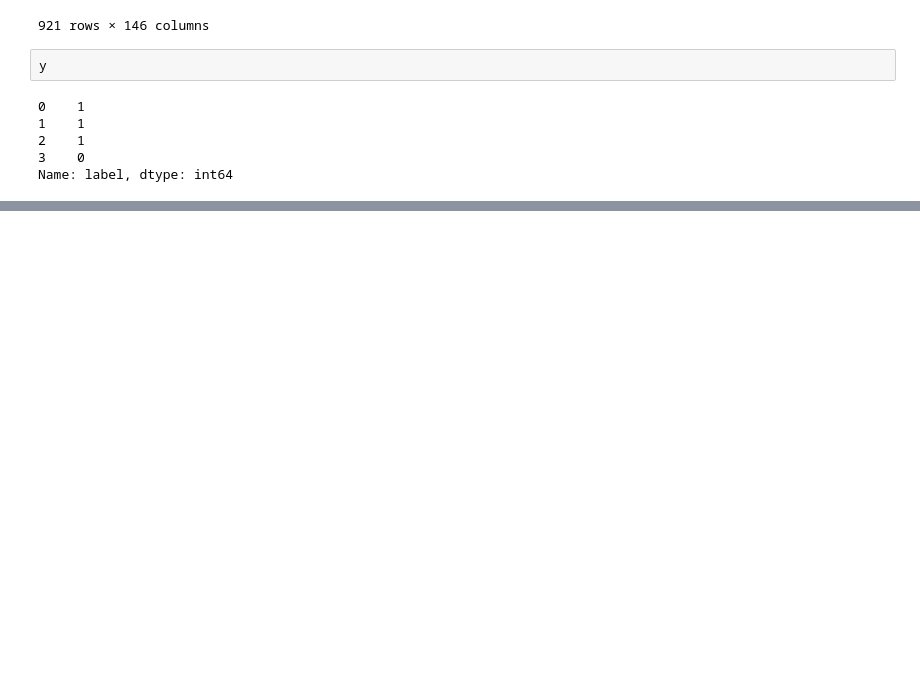
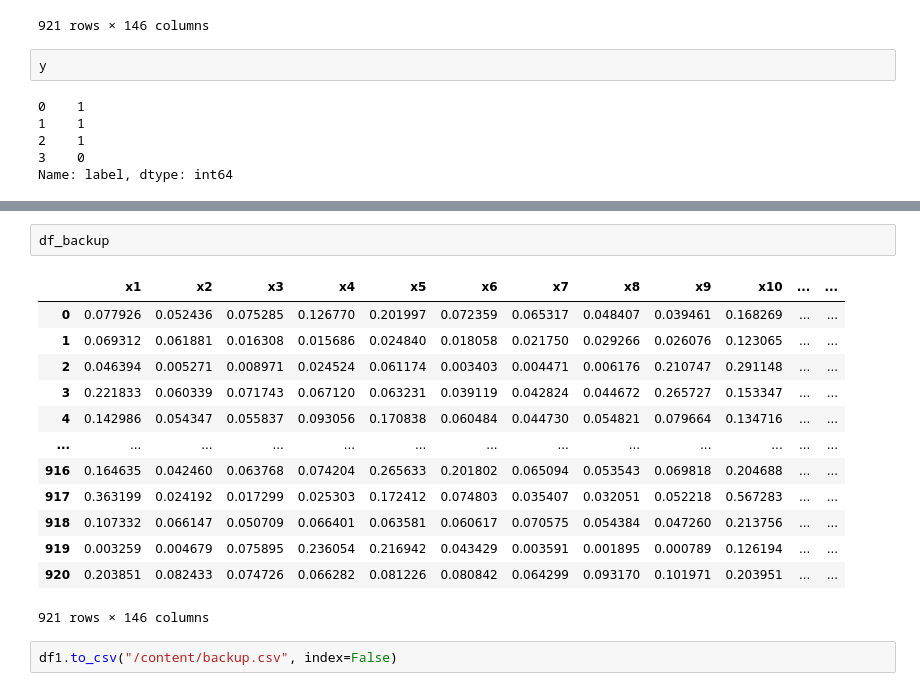
Before and after one commit to ghirailghiro/GPU_Computing_Project, a Jupyter notebook: Gradient_First_Step.ipynb, the cells around one changed output, grey strips where cells are left out. Drawn from its saved outputs; the diff is of its cells as text; blank space fills up the shorter version.

```diff
--- a/Gradient_First_Step.ipynb
+++ b/Gradient_First_Step.ipynb
@@ -957,0 +642,18 @@ Accuracy: 0.6857142857142857
+# %%
+df_backup
+# %% [output]
+|  | x1 | x2 | x3 | x4 | x5 | x6 | x7 | x8 | x9 | x10 | ... | ... |
+| 0 | 0.077926 | 0.052436 | 0.075285 | 0.126770 | 0.201997 | 0.072359 | 0.065317 | 0.048407 | 0.039461 | 0.168269 | ... | ... |
+| 1 | 0.069312 | 0.061881 | 0.016308 | 0.015686 | 0.024840 | 0.018058 | 0.021750 | 0.029266 | 0.026076 | 0.123065 | ... | ... |
+| 2 | 0.046394 | 0.005271 | 0.008971 | 0.024524 | 0.061174 | 0.003403 | 0.004471 | 0.006176 | 0.210747 | 0.291148 | ... | ... |
+| 3 | 0.221833 | 0.060339 | 0.071743 | 0.067120 | 0.063231 | 0.039119 | 0.042824 | 0.044672 | 0.265727 | 0.153347 | ... | ... |
+| 4 | 0.142986 | 0.054347 | 0.055837 | 0.093056 | 0.170838 | 0.060484 | 0.044730 | 0.054821 | 0.079664 | 0.134716 | ... | ... |
+| ... | ... | ... | ... | ... | ... | ... | ... | ... | ... | ... | ... | ... |
+| 916 | 0.164635 | 0.042460 | 0.063768 | 0.074204 | 0.265633 | 0.201802 | 0.065094 | 0.053543 | 0.069818 | 0.204688 | ... | ... |
+| 917 | 0.363199 | 0.024192 | 0.017299 | 0.025303 | 0.172412 | 0.074803 | 0.035407 | 0.032051 | 0.052218 | 0.567283 | ... | ... |
+| 918 | 0.107332 | 0.066147 | 0.050709 | 0.066401 | 0.063581 | 0.060617 | 0.070575 | 0.054384 | 0.047260 | 0.213756 | ... | ... |
+| 919 | 0.003259 | 0.004679 | 0.075895 | 0.236054 | 0.216942 | 0.043429 | 0.003591 | 0.001895 | 0.000789 | 0.126194 | ... | ... |
+| 920 | 0.203851 | 0.082433 | 0.074726 | 0.066282 | 0.081226 | 0.080842 | 0.064299 | 0.093170 | 0.101971 | 0.203951 | ... | ... |
+921 rows × 146 columns
+# %%
+df1.to_csv("/content/backup.csv", index=False)
```
Also changed, not shown: parts of 13 cells of this notebook.
